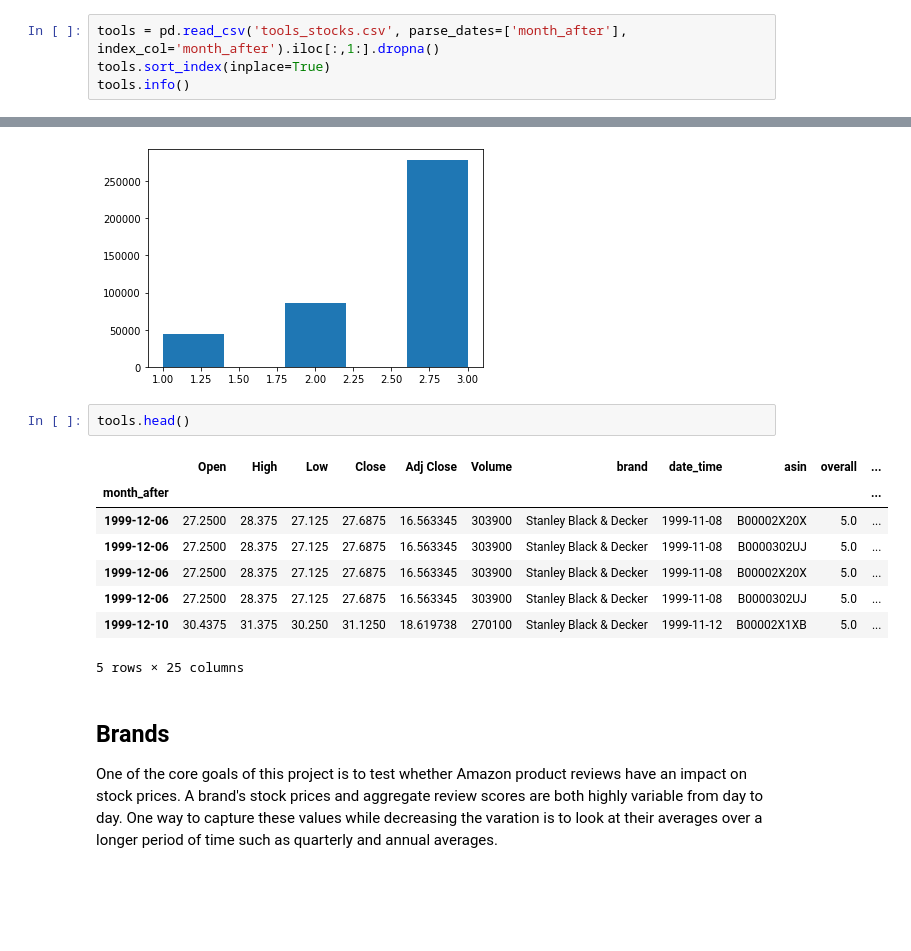
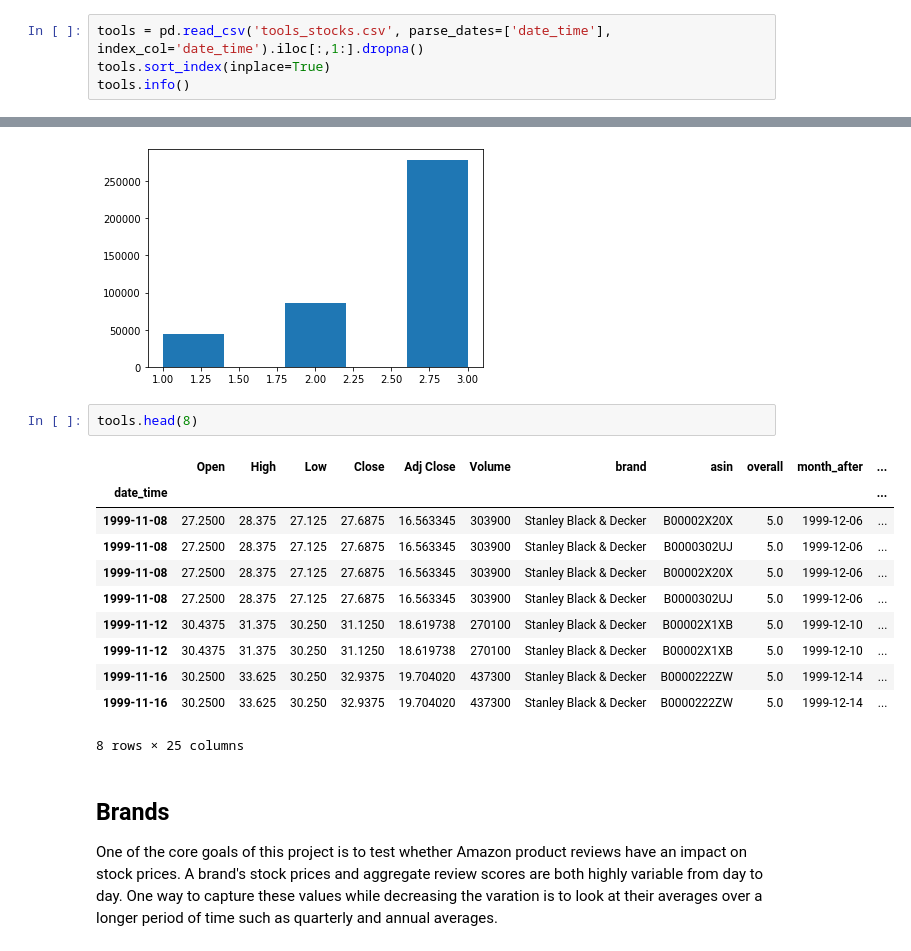
Before and after one commit to jdinello/amazon_reviews_share_price_prediction, a Jupyter notebook: Feature_Engineering_patch_1.ipynb, the cells around one changed output, grey strips where cells are left out. Drawn from its saved outputs; the diff is of its cells as text; blank space fills up the shorter version.

```diff
--- a/Feature_Engineering_patch_1.ipynb
+++ b/Feature_Engineering_patch_1.ipynb
@@ -74,7 +74,7 @@ def period_review_averages(df, brands, time_period ,sub):
 # %% [markdown]
 The functions above are the culmination of the steps taken to get the intial features for each product category. The first dataset that will be explored is the tools and home improvement category. This dataset was chosen due to its relatively lower size when compared to other categories. It's lower size results in lower memory requirements, making it faster to adjust and test our results.
 # %%
-tools = pd.read_csv('tools_stocks.csv', parse_dates=['month_after'], index_col='month_after').iloc[:,1:].dropna()
+tools = pd.read_csv('tools_stocks.csv', parse_dates=['date_time'], index_col='date_time').iloc[:,1:].dropna()
 tools.sort_index(inplace=True)
 tools.info()
 # %% [output]
@@ -137,16 +150,19 @@ plt.hist(ratings_cat, bins=5)
  <a list of 5 Patch objects>)
 [figure]
 # %%
-tools.head()
+tools.head(8)
 # %% [output]
-|  | Open | High | Low | Close | Adj Close | Volume | brand | date_time | asin | overall | ... |
-| month_after |  |  |  |  |  |  |  |  |  |  | ... |
-| 1999-12-06 | 27.2500 | 28.375 | 27.125 | 27.6875 | 16.563345 | 303900 | Stanley Black & Decker | 1999-11-08 | B00002X20X | 5.0 | ... |
-| 1999-12-06 | 27.2500 | 28.375 | 27.125 | 27.6875 | 16.563345 | 303900 | Stanley Black & Decker | 1999-11-08 | B0000302UJ | 5.0 | ... |
-| 1999-12-06 | 27.2500 | 28.375 | 27.125 | 27.6875 | 16.563345 | 303900 | Stanley Black & Decker | 1999-11-08 | B00002X20X | 5.0 | ... |
-| 1999-12-06 | 27.2500 | 28.375 | 27.125 | 27.6875 | 16.563345 | 303900 | Stanley Black & Decker | 1999-11-08 | B0000302UJ | 5.0 | ... |
-| 1999-12-10 | 30.4375 | 31.375 | 30.250 | 31.1250 | 18.619738 | 270100 | Stanley Black & Decker | 1999-11-12 | B00002X1XB | 5.0 | ... |
+|  | Open | High | Low | Close | Adj Close | Volume | brand | asin | overall | month_after | ... |
+| date_time |  |  |  |  |  |  |  |  |  |  | ... |
+| 1999-11-08 | 27.2500 | 28.375 | 27.125 | 27.6875 | 16.563345 | 303900 | Stanley Black & Decker | B00002X20X | 5.0 | 1999-12-06 | ... |
+| 1999-11-08 | 27.2500 | 28.375 | 27.125 | 27.6875 | 16.563345 | 303900 | Stanley Black & Decker | B0000302UJ | 5.0 | 1999-12-06 | ... |
+| 1999-11-08 | 27.2500 | 28.375 | 27.125 | 27.6875 | 16.563345 | 303900 | Stanley Black & Decker | B00002X20X | 5.0 | 1999-12-06 | ... |
+| 1999-11-08 | 27.2500 | 28.375 | 27.125 | 27.6875 | 16.563345 | 303900 | Stanley Black & Decker | B0000302UJ | 5.0 | 1999-12-06 | ... |
+| 1999-11-12 | 30.4375 | 31.375 | 30.250 | 31.1250 | 18.619738 | 270100 | Stanley Black & Decker | B00002X1XB | 5.0 | 1999-12-10 | ... |
+| 1999-11-12 | 30.4375 | 31.375 | 30.250 | 31.1250 | 18.619738 | 270100 | Stanley Black & Decker | B00002X1XB | 5.0 | 1999-12-10 | ... |
+| 1999-11-16 | 30.2500 | 33.625 | 30.250 | 32.9375 | 19.704020 | 437300 | Stanley Black & Decker | B0000222ZW | 5.0 | 1999-12-14 | ... |
+| 1999-11-16 | 30.2500 | 33.625 | 30.250 | 32.9375 | 19.704020 | 437300 | Stanley Black & Decker | B0000222ZW | 5.0 | 1999-12-14 | ... |
-5 rows × 25 columns
+8 rows × 25 columns
 # %% [markdown]
 ## Brands
 One of the core goals of this project is to test whether Amazon product reviews have an impact on stock prices. A brand's stock prices and aggregate review scores are both highly variable from day to day. One way to capture these values while decreasing the varation is to look at their averages over a longer period of time such as quarterly and annual averages.
```
Also changed, not shown: parts of 28 cells of this notebook.
